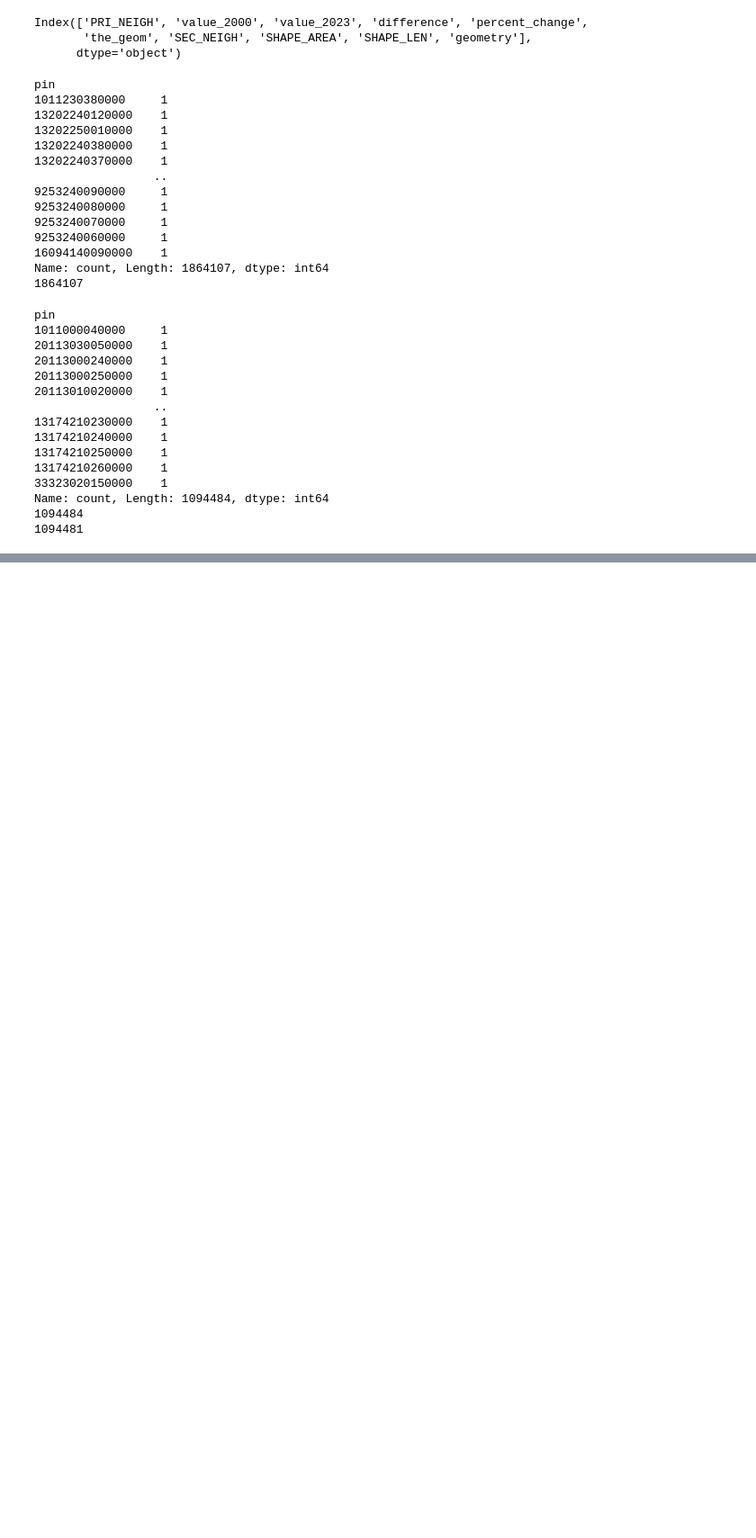
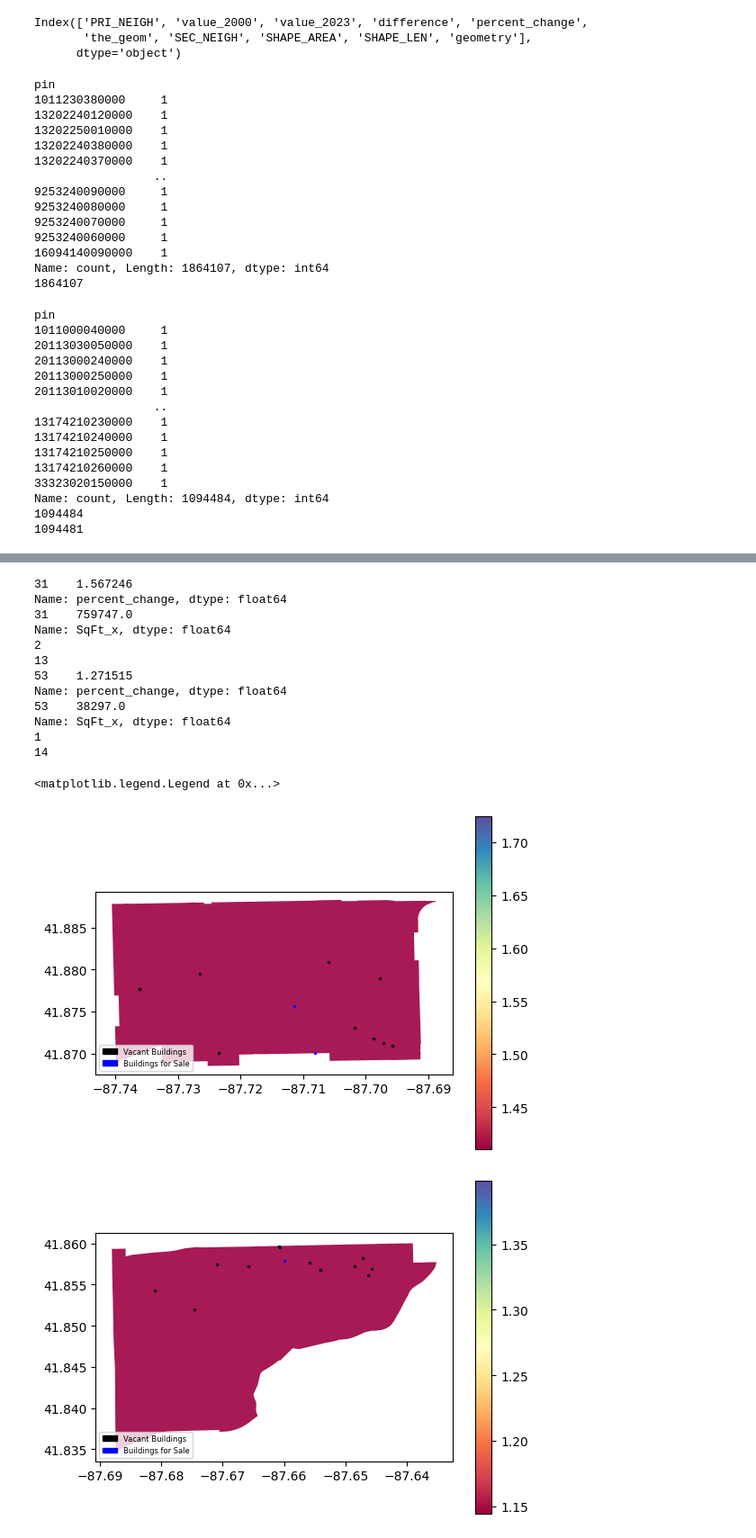
Before and after one commit to claireconzelmann/KIHC-affordable-housing-analysis, a Jupyter notebook: Code/data exploration.ipynb, the cells around one changed output, grey strips where cells are left out. Shown at 90% size. Drawn from its saved outputs; the diff is of its cells as text; code cells hidden in the pictures; blank space fills up the shorter version.

```diff
--- a/Code/data exploration.ipynb
+++ b/Code/data exploration.ipynb
@@ -247 +374,78 @@ subset_vacant_buildings_neighborhood = pd.DataFrame(subset_vacant_buildings_neig
+# %%
+
+#plotting some options for subsetted maps
+#Garfield park
+# Percent change
+garfield_park = merged_neighborhoods_gdf[merged_neighborhoods_gdf['PRI_NEIGH'] == 'Garfield Park']
+print(garfield_park['percent_change'])
+# Total sqft available
+print(garfield_park['SqFt_x'])
+#number of buildings for sale:
+garfield_park_sale = sale_buildings_neighborhood_gdf[sale_buildings_neighborhood_gdf['PRI_NEIGH'] == 'Garfield Park']
+print(len(garfield_park_sale))
+#number of vacant buildings:
+garfield_park_vacant = vacant_buildings_neighborhood_gdf[vacant_buildings_neighborhood_gdf['PRI_NEIGH'] == 'Garfield Park']
+print(len(garfield_park_vacant))
+
+fig, ax = plt.subplots()
+garfield_park.plot(ax=ax, column="percent_change", cmap='Spectral', legend=True, alpha=0.9)
+garfield_park_vacant.plot(ax=ax,
+                          color='black',
+                          markersize=2,
+                          label="Vacant Buildings")
+garfield_park_sale.plot(ax=ax,
+                          color='blue',
+                          markersize=2,
+                          label="Buildings for Sale")
+legend = [
+    mpatches.Patch(color='black', label="Vacant Buildings"),
+    mpatches.Patch(color='blue', label="Buildings for Sale")]
+
+ax.legend(handles=legend, loc="lower left", fontsize=6)
+
+
+#Lower westside
+# Percent change
+lower_westside = merged_neighborhoods_gdf[merged_neighborhoods_gdf['PRI_NEIGH'] == 'Lower West Side']
+print(lower_westside['percent_change'])
+# Total sqft available
+print(lower_westside['SqFt_x'])
+#number of buildings for sale:
+lower_westside_sale = sale_buildings_neighborhood_gdf[sale_buildings_neighborhood_gdf['PRI_NEIGH'] == 'Lower West Side']
+print(len(lower_westside_sale))
+#number of vacant buildings:
+lower_westside_vacant = vacant_buildings_neighborhood_gdf[vacant_buildings_neighborhood_gdf['PRI_NEIGH'] == 'Lower West Side']
+print(len(lower_westside_vacant))
+
+fig, ax = plt.subplots()
+lower_westside.plot(ax=ax, column="percent_change", cmap='Spectral', legend=True, alpha=0.9)
+lower_westside_vacant.plot(ax=ax,
+                          color='black',
+                          markersize=2,
+                          label="Vacant Buildings")
+lower_westside_sale.plot(ax=ax,
+                          color='blue',
+                          markersize=2,
+                          label="Buildings for Sale")
+legend = [
+    mpatches.Patch(color='black', label="Vacant Buildings"),
+    mpatches.Patch(color='blue', label="Buildings for Sale")]
+
+ax.legend(handles=legend, loc="lower left", fontsize=6)
+# %% [output]
+31    1.567246
+Name: percent_change, dtype: float64
+31    759747.0
+Name: SqFt_x, dtype: float64
+2
+13
+53    1.271515
+Name: percent_change, dtype: float64
+53    38297.0
+Name: SqFt_x, dtype: float64
+1
+14
+<matplotlib.legend.Legend at 0x...>
+[figure, added]
+[figure, added]
 # %%
```
Also changed, not shown: parts of 10 cells of this notebook, 23 other files.
